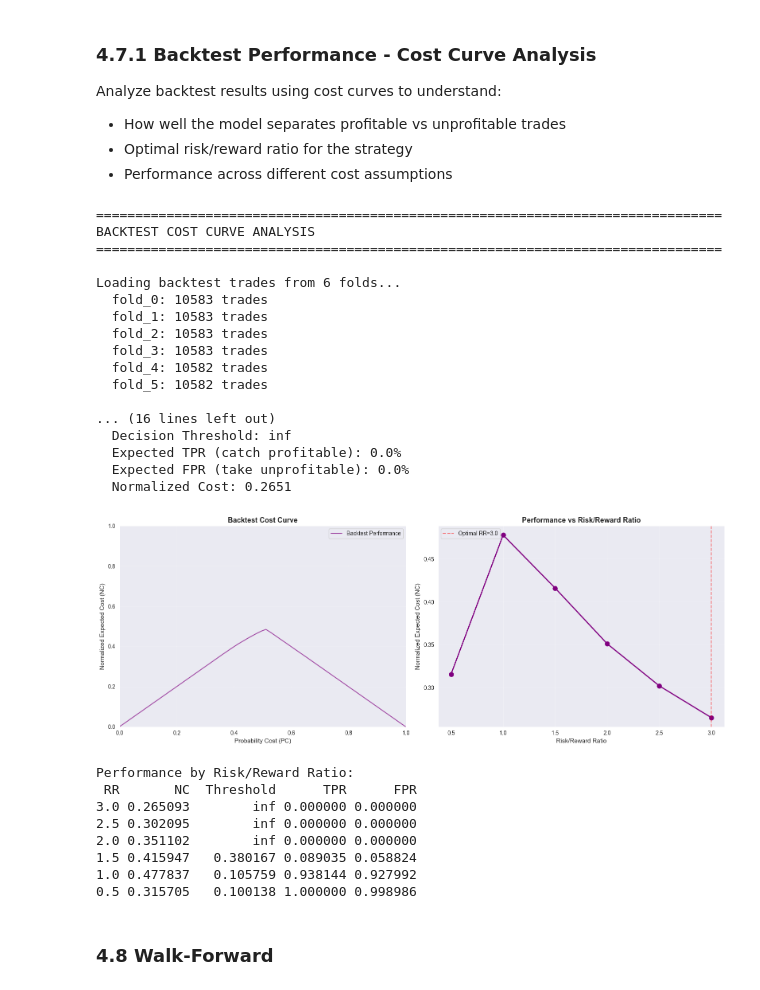
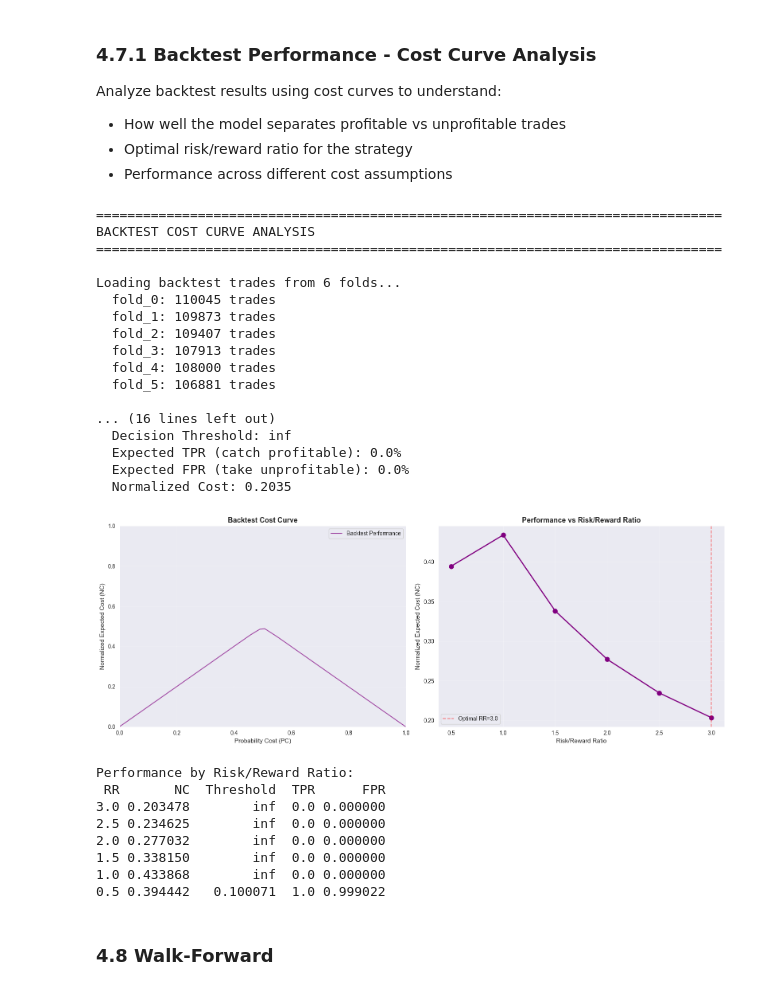
Before and after one commit to eshaangan/algos-3-topstep, a Jupyter notebook: ml_intraday_v3/ml_intraday_v3_pipeline_runner_enhanced.ipynb, the cells around one changed output. Saved outputs shown, nothing was run; the diff lists cells and outputs as text; code cells hidden in the pictures.

```diff
--- a/ml_intraday_v3/ml_intraday_v3_pipeline_runner_enhanced.ipynb
+++ b/ml_intraday_v3/ml_intraday_v3_pipeline_runner_enhanced.ipynb
@@ -226,7 +228,7 @@ Helper functions loaded ✓
 # %% [markdown]
 ## 2) Statistics Analysis Functions
 # %%
-def analyze_data_quality(bar_size="5m"):
+def analyze_data_quality(bar_size="1m"):
     """Print comprehensive data quality statistics"""
     print_section(f"DATA QUALITY ANALYSIS ({bar_size})")
 
@@ -271,7 +273,7 @@ def analyze_data_quality(bar_size="5m"):
 
     return bars
 
-def analyze_features(bar_size="5m"):
+def analyze_features(bar_size="1m"):
     """Print feature statistics"""
     print_section(f"FEATURE ANALYSIS ({bar_size})")
 
@@ -309,7 +311,7 @@ def analyze_features(bar_size="5m"):
 
     return feats
 
-def analyze_labels(bar_size="5m"):
+def analyze_labels(bar_size="1m"):
     """Print label and weight statistics"""
     print_section(f"LABEL & WEIGHT ANALYSIS ({bar_size})")
 
@@ -393,7 +395,7 @@ def analyze_labels(bar_size="5m"):
 
     return events, weights
 
-def analyze_training(bar_size="5m", cv_kind="purged_kfold"):
+def analyze_training(bar_size="1m", cv_kind="purged_kfold"):
     """Print training statistics"""
     print_section(f"TRAINING ANALYSIS ({bar_size}, {cv_kind})")
 
@@ -468,7 +470,7 @@ def analyze_training(bar_size="5m", cv_kind="purged_kfold"):
 
     return summary
 
-def analyze_backtest(bar_size="5m", cv_kind="purged_kfold"):
+def analyze_backtest(bar_size="1m", cv_kind="purged_kfold"):
     """Print backtest statistics"""
     print_section(f"BACKTEST ANALYSIS ({bar_size}, {cv_kind})")
 
@@ -574,7 +576,7 @@ def analyze_backtest(bar_size="5m", cv_kind="purged_kfold"):
 
     return summary, trades_df if all_trades else None
 
-def analyze_walk_forward(bar_size="5m"):
+def analyze_walk_forward(bar_size="1m"):
     """Print walk-forward statistics (robust to skipped-only summaries)."""
     print_section(f"WALK-FORWARD ANALYSIS ({bar_size})")
 
@@ -1249,9 +1251,9 @@ print("="*80)
 # Load model predictions from disk
 try:
     # The pipeline saves predictions per fold in:
-    # RUN_DIR / "bar_size=5m" / "training" / "purged_kfold" / "fold_X" / "preds.parquet"
+    # RUN_DIR / "bar_size=1m" / "training" / "purged_kfold" / "fold_X" / "preds.parquet"
 
-    bar_size_dir = "bar_size=5m"  # Note: uses "bar_size=" prefix
+    bar_size_dir = BAR_SIZE_1M_DIR  # Note: uses "bar_size=" prefix
     training_dir = RUN_DIR / bar_size_dir / "training" / CV_KIND  # CV_KIND is "purged_kfold" or "cpcv"
 
     if not training_dir.exists():
@@ -1368,7 +1370,7 @@ try:
 except FileNotFoundError as e:
     print(f"\n⚠️  {e}")
     print("\nExpected structure:")
-    print(f"  RUN_DIR/bar_size=5m/training/{CV_KIND if 'CV_KIND' in dir() else 'purged_kfold'}/fold_X/preds.parquet")
+    print(f"  RUN_DIR/bar_size=1m/training/{CV_KIND if 'CV_KIND' in dir() else 'purged_kfold'}/fold_X/preds.parquet")
 
 except Exception as e:
     print(f"\n⚠️  Error: {e}")
@@ -1429,7 +1431,7 @@ print("="*80)
 
 try:
     # Load predictions from disk (same as cost curves section)
-    bar_size_dir = "bar_size=5m"
+    bar_size_dir = BAR_SIZE_1M_DIR
     training_dir = RUN_DIR / bar_size_dir / "training" / CV_KIND
 
     if not training_dir.exists():
@@ -1600,7 +1602,7 @@ try:
 except FileNotFoundError as e:
     print(f"\n⚠️  {e}")
     print("\nExpected structure:")
-    print(f"  RUN_DIR/bar_size=5m/training/{CV_KIND if 'CV_KIND' in dir() else 'purged_kfold'}/fold_X/preds.parquet")
+    print(f"  RUN_DIR/bar_size=1m/training/{CV_KIND if 'CV_KIND' in dir() else 'purged_kfold'}/fold_X/preds.parquet")
 
 except Exception as e:
     print(f"\n⚠️  Error: {e}")
@@ -3138,8 +3140,8 @@ run_cmd([
 ])
 
 # Analyze backtest
-bt_summary, trades_df = analyze_backtest("5m", CV_KIND)
+bt_summary, trades_df = analyze_backtest("1m", CV_KIND)
 
 # Overfitting diagnostics (DSR)
-of_results = analyze_overfitting(trades_df, "5m")
+of_results = analyze_overfitting(trades_df, "1m")
 # %% [output]
@@ -3184,7 +3186,7 @@ print("BACKTEST COST CURVE ANALYSIS")
 print("="*80)
 
 try:
-    bar_size_dir = "bar_size=5m"
+    bar_size_dir = BAR_SIZE_1M_DIR
     backtest_dir = RUN_DIR / bar_size_dir / "backtests" / CV_KIND
 
     if not backtest_dir.exists():
@@ -3284,50 +3286,50 @@ try:
         # Summary table
         print("\nPerformance by Risk/Reward Ratio:")
         summary = bt_trading_curve[['risk_reward_ratio', 'nc', 'threshold', 'tpr', 'fpr']].copy()
         summary.columns = ['RR', 'NC', 'Threshold', 'TPR', 'FPR']
         print(summary.to_string(index=False))
 
     else:
         raise ValueError("'pnl_usd' column not found in trades")
 
 except FileNotFoundError as e:
     print(f"\n⚠️  {e}")
     print(f"\nExpected structure:")
-    print(f"  RUN_DIR/bar_size=5m/backtests/{CV_KIND if 'CV_KIND' in dir() else 'purged_kfold'}/fold_X/trades.parquet")
+    print(f"  RUN_DIR/bar_size=1m/backtests/{CV_KIND if 'CV_KIND' in dir() else 'purged_kfold'}/fold_X/trades.parquet")
 
 except Exception as e:
     print(f"\n⚠️  Error: {e}")
     print(f"\nDebug info:")
     print(f"  RUN_DIR: {RUN_DIR if 'RUN_DIR' in dir() else 'NOT SET'}")
     import traceback
     traceback.print_exc()
 # %% [output]
 ================================================================================
 BACKTEST COST CURVE ANALYSIS
 ================================================================================
 
 Loading backtest trades from 6 folds...
-  fold_0: 10583 trades
-  fold_1: 10583 trades
-  fold_2: 10583 trades
-  fold_3: 10583 trades
-  fold_4: 10582 trades
-  fold_5: 10582 trades
+  fold_0: 110045 trades
+  fold_1: 109873 trades
+  fold_2: 109407 trades
+  fold_3: 107913 trades
+  fold_4: 108000 trades
+  fold_5: 106881 trades
 
 ... (16 lines left out)
   Decision Threshold: inf
   Expected TPR (catch profitable): 0.0%
   Expected FPR (take unprofitable): 0.0%
-  Normalized Cost: 0.2651
+  Normalized Cost: 0.2035
-[figure, old version]
+[figure, new version]
 Performance by Risk/Reward Ratio:
- RR       NC  Threshold      TPR      FPR
-3.0 0.265093        inf 0.000000 0.000000
-2.5 0.302095        inf 0.000000 0.000000
-2.0 0.351102        inf 0.000000 0.000000
-1.5 0.415947   0.380167 0.089035 0.058824
-1.0 0.477837   0.105759 0.938144 0.927992
-0.5 0.315705   0.100138 1.000000 0.998986
+ RR       NC  Threshold  TPR      FPR
+3.0 0.203478        inf  0.0 0.000000
+2.5 0.234625        inf  0.0 0.000000
+2.0 0.277032        inf  0.0 0.000000
+1.5 0.338150        inf  0.0 0.000000
+1.0 0.433868        inf  0.0 0.000000
+0.5 0.394442   0.100071  1.0 0.999022
 # %% [markdown]
 ### 4.8 Walk-Forward
 # %%
```
Also changed, not shown: parts of 17 cells of this notebook, 26 other files.
